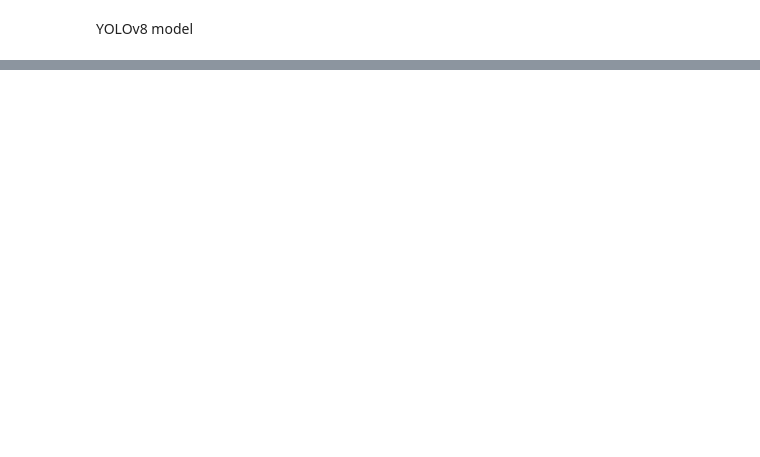
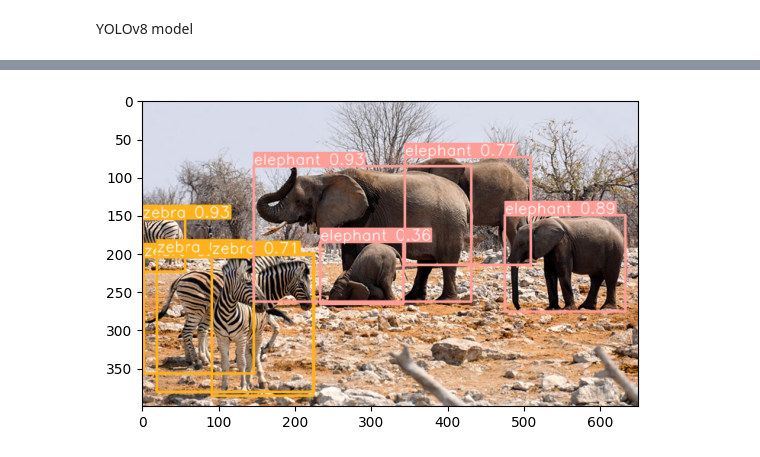
Before and after one commit to VMD121199/Computer-Vision-Lab, a Jupyter notebook: Lab02/animal_detection.ipynb, the cells around one changed output, grey strips where cells are left out. Cells and saved outputs as stored; diff of their text form; code cells hidden in the pictures; blank space fills up the shorter version.

```diff
--- a/Lab02/animal_detection.ipynb
+++ b/Lab02/animal_detection.ipynb
@@ -375,0 +372,7 @@ model_ssd.save("./ssd_model/model.h5")
+# %%
+model_yolo_loaded = YOLO("./runs/detect/train7/weights/best.pt")
+# %%
+img_org = load_img("./savane-070553-650-400.jpg")
+
+plt.imshow(img_org)
+plt.show()
@@ -375,0 +386,3 @@ model_ssd.save("./ssd_model/model.h5")
+# %%
+yolo_rs = model_yolo_loaded([img_org], imgsz=320)
+yolo_rs
@@ -375,0 +409,7 @@ model_ssd.save("./ssd_model/model.h5")
+# %%
+for r in yolo_rs:
+    im_array = r.plot()
+    im = Image.fromarray(im_array[..., ::-1])
+    plt.imshow(im)
+# %% [output]
+[figure, added]
```
Also changed, not shown: parts of 27 cells of this notebook, 32 other files.
